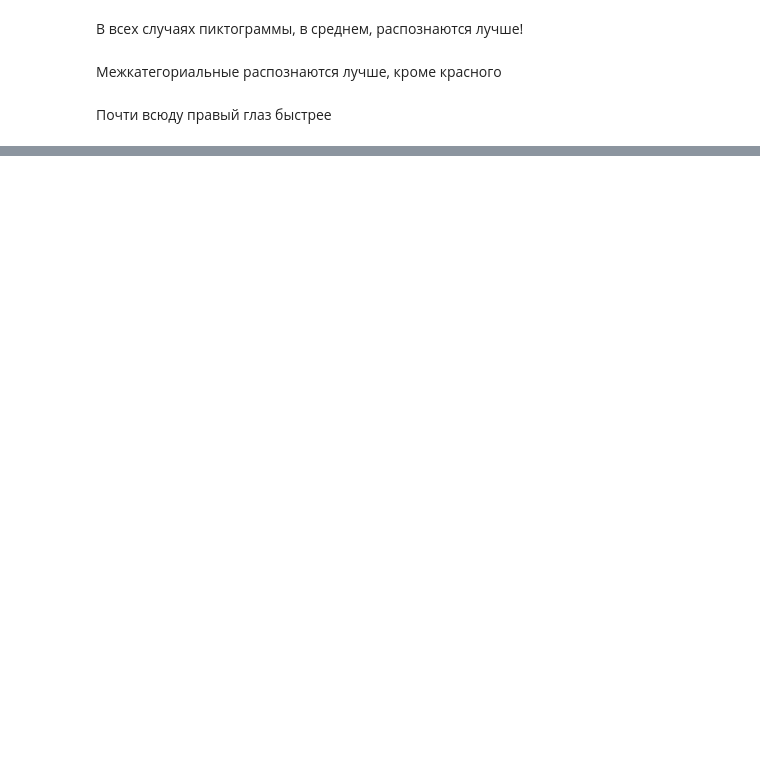
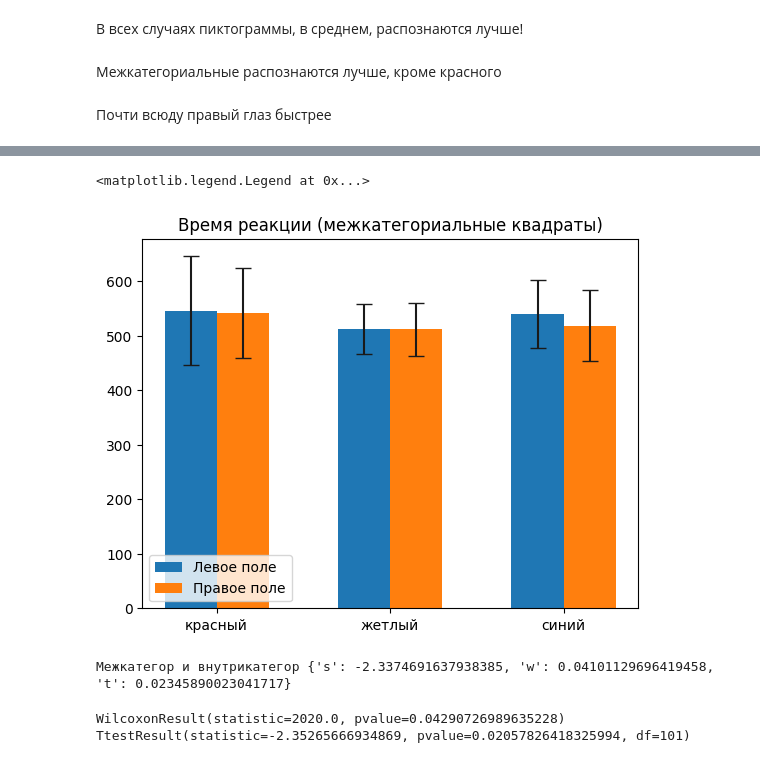
Before and after one commit to artmihant/psycat, a Jupyter notebook: analisys.ipynb, the cells around one changed output, grey strips where cells are left out. Cells and saved outputs as stored; diff of their text form; code cells hidden in the pictures; blank space fills up the shorter version.

```diff
--- a/analisys.ipynb
+++ b/analisys.ipynb
@@ -244,0 +592,51 @@ full_table[['reaction', 'A_r_square_in', 'L_r_square_in',
+# %%
+""" право-лево, цвет, кв-фиг, вкат-межкат"""
+
+cols_names = [
+    'красный','жетлый',
+    'синий']
+
+color = 2
+values_mean_l = np.mean(res[2,:,0,1], axis=(-1)).flatten()
+values_std_l = np.std(  res[2,:,0,1], axis=(-1)).flatten()
+
+values_mean_r = np.mean(res[1,:,0,1], axis=(-1)).flatten()
+values_std_r = np.std(  res[1,:,0,1], axis=(-1)).flatten()
+
+width = 0.3
+x = np.arange(len(cols_names))
+
+fig, ax = plt.subplots()
+rects1 = ax.bar(x - width/2, values_mean_l, width, yerr=values_std_l,  error_kw={'ecolor':'0.1','capsize':6}, label='Левое поле')
+rects2 = ax.bar(x + width/2, values_mean_r, width, yerr=values_std_r, error_kw={'ecolor':'0.1','capsize':6}, label='Правое поле')
+ax.set_title('Время реакции (межкатегориальные квадраты)')
+ax.set_xticks(x)
+ax.set_xticklabels(cols_names)
+ax.legend()
+# %% [output]
+<matplotlib.legend.Legend at 0x...>
+[figure, added]
+# %%
+print(
+    'Межкатегор и внутрикатегор',
+    tcriteria(
+        res[1,:,:,:].mean(axis=(1,2)).flatten(),
+        res[2,:,:,:].mean(axis=(1,2)).flatten()
+    )
+)
+# %% [output]
+Межкатегор и внутрикатегор {'s': -2.3374691637938385, 'w': 0.04101129696419458, 't': 0.02345890023041717}
+# %%
+
+print(
+    wilcoxon(
+        res[1,:,:,:].mean(axis=(1)).flatten(),
+        res[2,:,:,:].mean(axis=(1)).flatten()
+    ),
+    ttest_rel(
+        res[1,:,:,:].mean(axis=(1)).flatten(),
+        res[2,:,:,:].mean(axis=(1)).flatten()
+    ),
+)
+# %% [output]
+WilcoxonResult(statistic=2020.0, pvalue=0.04290726989635228) TtestResult(statistic=-2.35265666934869, pvalue=0.02057826418325994, df=101)
```
Also changed, not shown: parts of 24 cells of this notebook, 5 other files.
